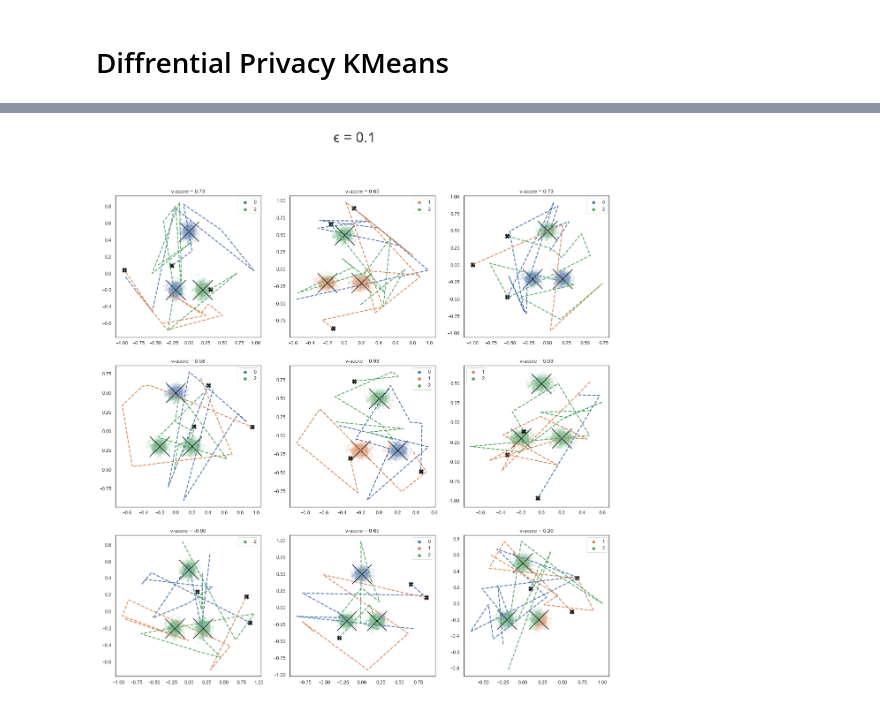
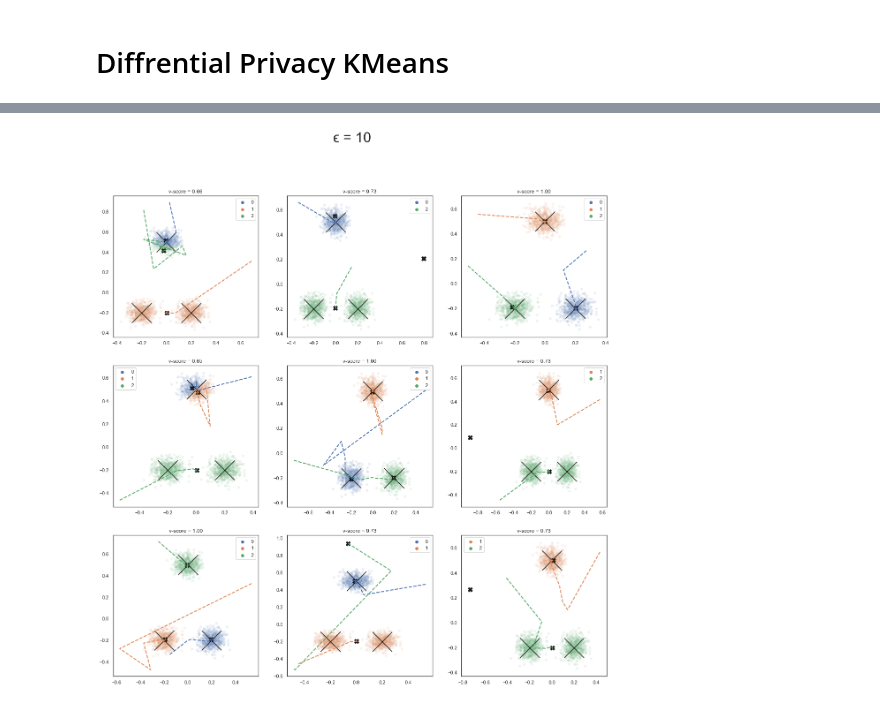
Before and after one commit to shlomihod/bu-cs591-algorithms-in-society-spring20, a Jupyter notebook: hw1/dp-kmeans.ipynb, the cells around one changed output, grey strips where cells are left out. Cells and saved outputs as stored; diff of their text form; code cells hidden in the pictures.

```diff
--- a/hw1/dp-kmeans.ipynb
+++ b/hw1/dp-kmeans.ipynb
@@ -25,6 +25,8 @@ T = 10
 COUNT_THRESHOLD = 5
 # %%
 def clip_by_l1_norm(X):
+    """Clip datapoints into [-1,1]^d by L1 norm."""
+
     l1_norm = np.linalg.norm(X, ord=1, axis=-1)
     outside_points_mask = (l1_norm > 1)
     X[outside_points_mask, :] /= l1_norm[outside_points_mask,
@@ -33,6 +35,7 @@ def clip_by_l1_norm(X):
 
 
 def make_dataset(n_samples=N_DATA, centers=CENTERS, cluster_std=CLUSTER_STD):
+    """Generate 2D dataset for clustering tasks, clipped into [-1,1]^2 by L1 norm."""
     X, y = make_blobs(n_samples,
                       2,
                       centers,
@@ -44,14 +47,17 @@ def make_dataset(n_samples=N_DATA, centers=CENTERS, cluster_std=CLUSTER_STD):
     return X, y
 
 
-def generate_clustering_proposal(X, one_iteration_centers):
-    distances_from_cetners = cdist(one_iteration_centers, X)
+def generate_clustering_proposal(X, signle_iteration_centers):
+    """Generate proposal (labeles) for each datapoint given centers."""
+
+    distances_from_cetners = cdist(signle_iteration_centers, X)
     return np.argmin(distances_from_cetners, axis=0)
 
 
 def kmeans_dp_2d(X, eps=float('inf'),
                  n_clusters=N_CLUSTERS, n_iteration=T,
                  count_threshold=COUNT_THRESHOLD):
+    """Perform DP KMeans Algorithm in 2D."""
 
     assert eps > 0, 'eps should be in the range (0, ∞]'
 
@@ -60,7 +66,7 @@ def kmeans_dp_2d(X, eps=float('inf'),
 
     centers = np.zeros((n_iteration + 1, n_clusters, 2))
 
-    # random centers in [-1, 1]^2, clipped by L1 norm <= 1
+    # Random centers in [-1, 1]^2, clipped by L1 norm <= 1
     centers[0] = clip_by_l1_norm(np.random.uniform(-1, 1,
                                  size=(n_clusters, 2)))
 
@@ -68,15 +74,15 @@ def kmeans_dp_2d(X, eps=float('inf'),
 
     for iteration in range(1, n_iteration + 1):
 
-        # get a clustering proposal from the previous centers
+        # Get a clustering proposal from the previous centers
         proposals[iteration - 1] = generate_clustering_proposal(X,
                                                                 centers[iteration - 1])
 
-        # based on the proposal, calculate the new centers
+        # Based on the proposal, calculate the new centers
         for cluster_id in range(n_clusters):
             cluster_mask = (proposals[iteration - 1] == cluster_id)
 
-
+            # If there is at least one datapoint that was assigned to this cluster
             if cluster_mask.any():
 
                 noisy_n_points = (cluster_mask.sum()
@@ -99,7 +105,7 @@ def kmeans_dp_2d(X, eps=float('inf'),
                 #                                           axis=0)
 
             else:
-                # no datapoint was assigned to this cluster
+                # No datapoint was assigned to this cluster
                 # so we will use the center from the last iteration
                 centers[iteration, cluster_id] = centers[iteration-1,
                                                           cluster_id]
@@ -115,22 +121,28 @@ def plot_single_kmeans_dp_2d(X, y, eps, ax=None):
     centers, proposals = kmeans_dp_2d(X, eps)
 
     if ax is None:
-        ax = plt.subplots(1)
+        f, ax = plt.subplots(1)
 
     palette = sns.color_palette('deep', 3)
 
+    # Plot scatter of the datapoints
     sns.scatterplot(X[:, 0], X[:, 1], hue=proposals[-1], alpha=0.1,
                     palette=list(np.take(palette, np.unique(proposals[-1]), axis=0)),
                     ax=ax)
 
+    # Plot the trajectories of learned cluster centers along the iterations
     for cluster_id in range(N_CLUSTERS):
         ax.plot(centers[:, cluster_id, 0], centers[:, cluster_id, 1],
                  '--', c=palette[cluster_id], linewidth=2)
 
+    # Plot released learned cluster centers
     ax.scatter(centers[-1, :, 0], centers[-1, :, 1], c='k', marker='X', s=100)
+
+    # Plot data-generation ("true") cluster centers
     ax.scatter(CENTERS[:, 0], CENTERS[:, 1], c='k', marker='x', s=2000)
 
-    # see: https://scikit-learn.org/stable/modules/generated/sklearn.metrics.v_measure_score.html
+    # V-measure for quality of clustering with ground-truth
+    # See: https://scikit-learn.org/stable/modules/generated/sklearn.metrics.v_measure_score.html
     v_measure = v_measure_score(y, proposals[-1])
     ax.set_title(f'v-score = {v_measure:.2f}')
 
@@ -152,6 +164,5 @@ def plot_multiple_kmeans_dp_2d(eps, n_trials=9, figsize=(20, 20)):
         plot_single_kmeans_dp_2d(X, y, eps, ax)
 
     f.suptitle(f'ϵ = {eps}', fontsize=32)
-#    f.tight_layout()
 
     return f, axes
@@ -166,4 +169,5 @@ plot_multiple_kmeans_dp_2d(1);
-# %%
-plot_multiple_kmeans_dp_2d(0.1);
-# %% [output]
-[figure, removed]
+# %%
+f, _ = plot_multiple_kmeans_dp_2d(10);
+f.savefig('./plots/dp-kmeans-eps-10.png', dpi=300)
+# %% [output]
+[figure, added]
```
Also changed, not shown: parts of 4 cells of this notebook.
